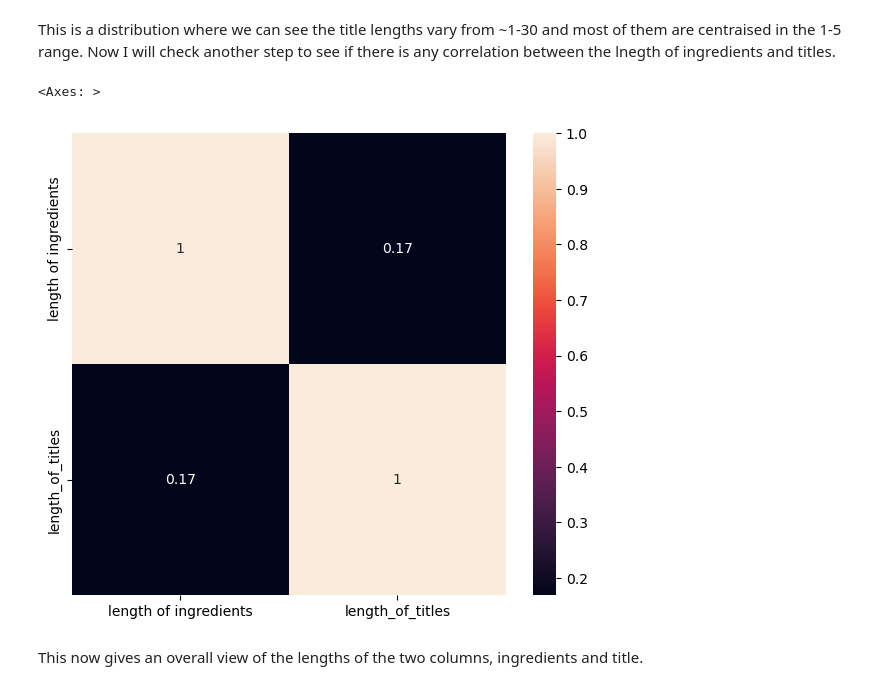
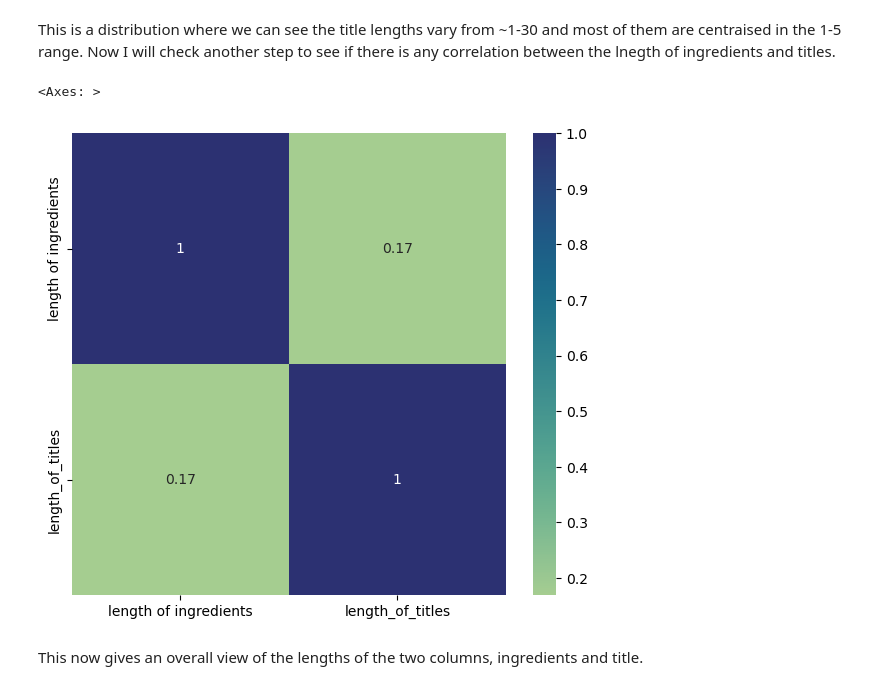
Before and after one commit to anupa-jayakody/Capstone_v3, a Jupyter notebook: Notebooks/Capstone_v3 - EDA.ipynb, the cells around one changed output. Drawn from its saved outputs; the diff is of its cells as text; code cells hidden in the pictures.

```diff
--- a/Notebooks/Capstone_v3 - EDA.ipynb
+++ b/Notebooks/Capstone_v3 - EDA.ipynb
@@ -781,13 +747,13 @@ This is a distribution where we can see the title lengths vary from ~1-30 and mo
 # %%
 #heatmap graph
 plt.figure(figsize=(7,6))
 
 length_columns= recipes[['length of ingredients', 'length_of_titles']]
 corr_matrix= length_columns.corr()
-sns.heatmap(corr_matrix, annot=True)
+sns.heatmap(corr_matrix, annot=True, cmap='crest')
 # %% [output]
 <Axes: >
-[figure, old version]
+[figure, new version]
 # %% [markdown]
 This now gives an overall view of the lengths of the two columns, ingredients and title.
 # %% [markdown]
```
Also changed, not shown: parts of 8 cells of this notebook.
